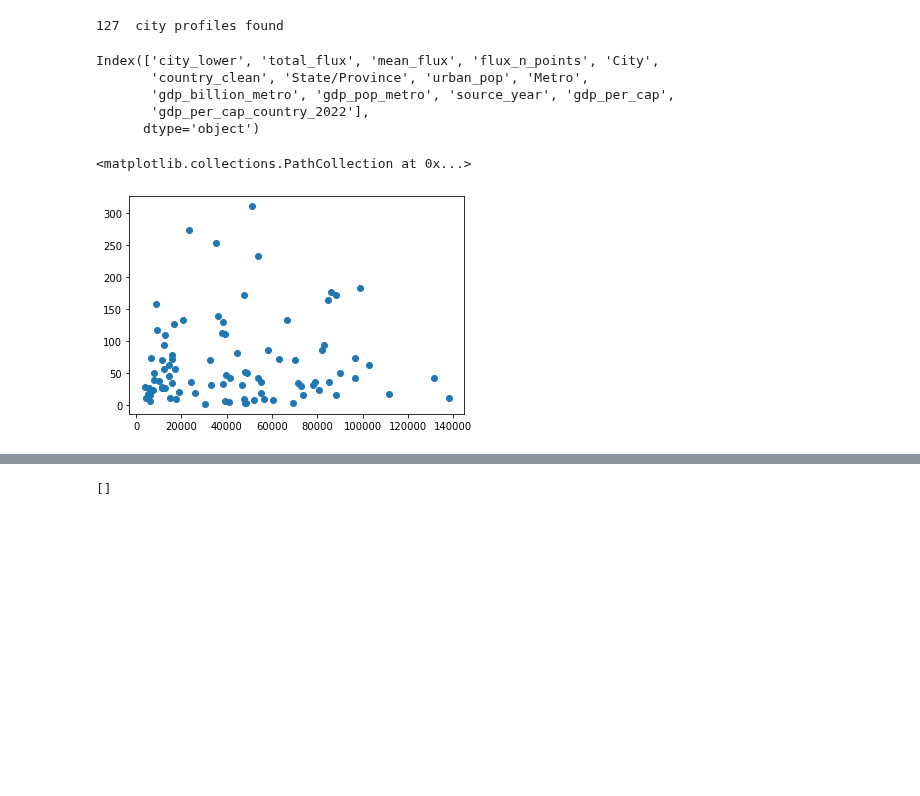
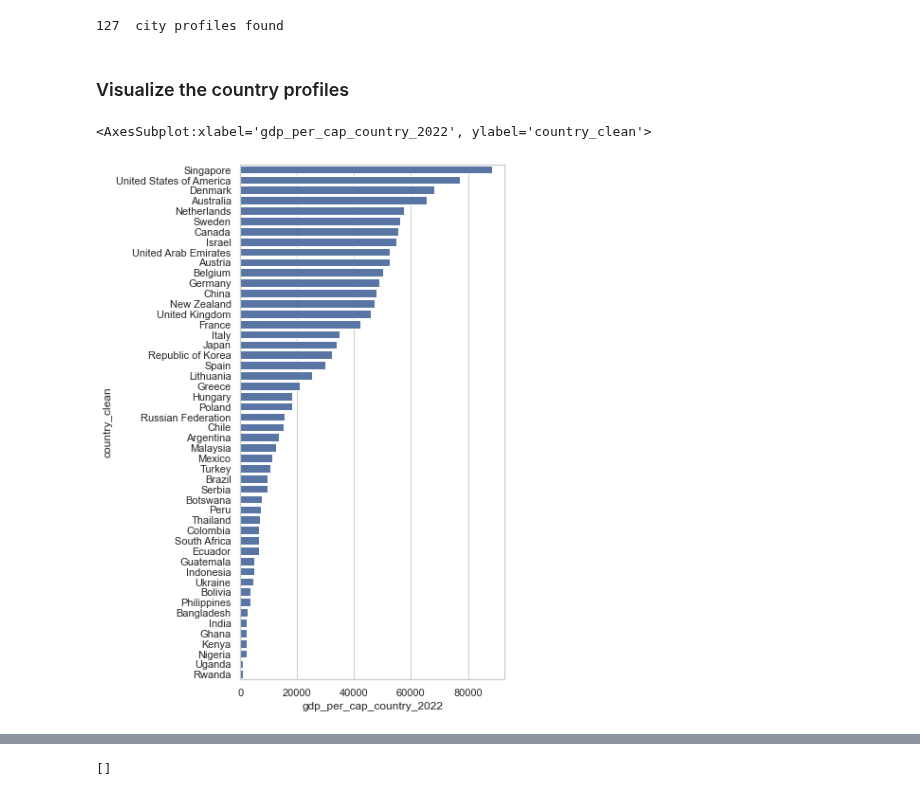
Before and after one commit to brookefzy/uvi-time-machine, a Jupyter notebook: _script/d-experiment/09_merge_all.ipynb, the cells around one changed output, grey strips where cells are left out. Saved outputs shown, nothing was run; the diff lists cells and outputs as text; code cells hidden in the pictures; blank space fills up the shorter version.

```diff
--- a/_script/d-experiment/09_merge_all.ipynb
+++ b/_script/d-experiment/09_merge_all.ipynb
@@ -6,29 +14,36 @@ import os
 # %% [markdown]
 # 1. Merge city level all information
 # %%
-CURATED_FOLDER = "D:/Dropbox (Personal)/Personal Work/_Projects2023/01_city-never-was/_data/_curated"
-TRANSFORM_FOLDER = "D:/Dropbox (Personal)/Personal Work/_Projects2023/01_city-never-was/_data/_transformed/t_city_profiles"
+ROOT = "/Users/yuan/Dropbox (Personal)/Personal Work/_Projects2023"
+# ROOT = "D:/Dropbox (Personal)/Personal Work/_Projects2023"
+CURATED_FOLDER = f"{ROOT}/01_city-never-was/_data/_curated/"
+EXPORT_FOLDER = f"{ROOT}/01_city-never-was/_data/_curated/c_analysis"
+DATA_FOLDER = f"{CURATED_FOLDER}/c_seg_hex"
+TRANSFORM_FOLDER = f"{ROOT}/01_city-never-was/_data/_transformed/t_city_profiles"
+
 
 gdp = pd.read_csv(os.path.join(CURATED_FOLDER,"c_city_profiles", "c_city_gdp.csv"))
 flux = pd.read_csv(os.path.join(TRANSFORM_FOLDER, "t_ffdas_flux_2015.csv"))
 gdp['city_lower'] = gdp['City'].apply(lambda x: x.lower().replace(" ", "").split(",")[0])
 profiledf = flux.merge(gdp, on = 'city_lower', how = 'inner')
+
+waze_df = pd.read_csv(os.path.join(f"{ROOT}/01_city-never-was/_data/_curated/c_waze/","c_waze_accident_alerts_h3_9.csv"))
 print(profiledf['city_lower'].nunique(), " city profiles found")
-# gdp['city_lower'].nunique()
+city_meta = load_all()
 # %% [output]
 127  city profiles found
-# %%
-profiledf.columns
-# %% [output]
-Index(['city_lower', 'total_flux', 'mean_flux', 'flux_n_points', 'City',
-       'country_clean', 'State/Province', 'urban_pop', 'Metro',
-       'gdp_billion_metro', 'gdp_pop_metro', 'source_year', 'gdp_per_cap',
-       'gdp_per_cap_country_2022'],
-      dtype='object')
-# %%
-# check relationship betwen gdp and flux
-import matplotlib.pyplot as plt
-plt.scatter(profiledf['gdp_per_cap'], profiledf['total_flux'])
-# %% [output]
-<matplotlib.collections.PathCollection at 0x...>
-[figure, removed]
+# %% [markdown]
+### Visualize the country profiles
+# %%
+import matplotlib.pyplot as plt
+import seaborn as sns
+sns.set(style="whitegrid")
+fig, ax = plt.subplots(figsize=(5, 10))
+sns.barplot(
+    data = profiledf.drop_duplicates("country_clean").sort_values('gdp_per_cap_country_2022', ascending = False),
+    y = "country_clean",
+    x = 'gdp_per_cap_country_2022'
+)
+# %% [output]
+<AxesSubplot:xlabel='gdp_per_cap_country_2022', ylabel='country_clean'>
+[figure, added]
```
Also changed, not shown: parts of 22 cells of this notebook, 5 other files.
